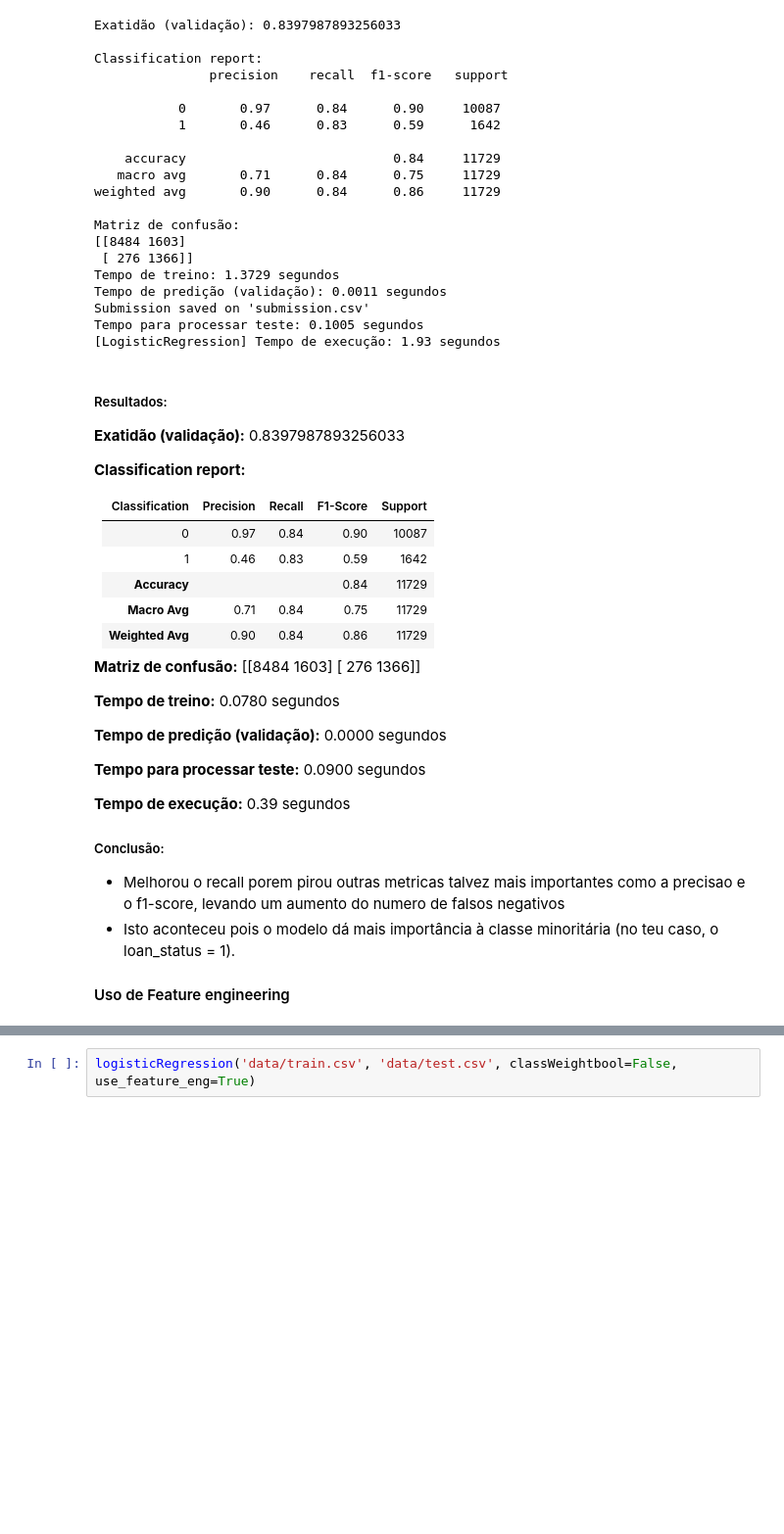
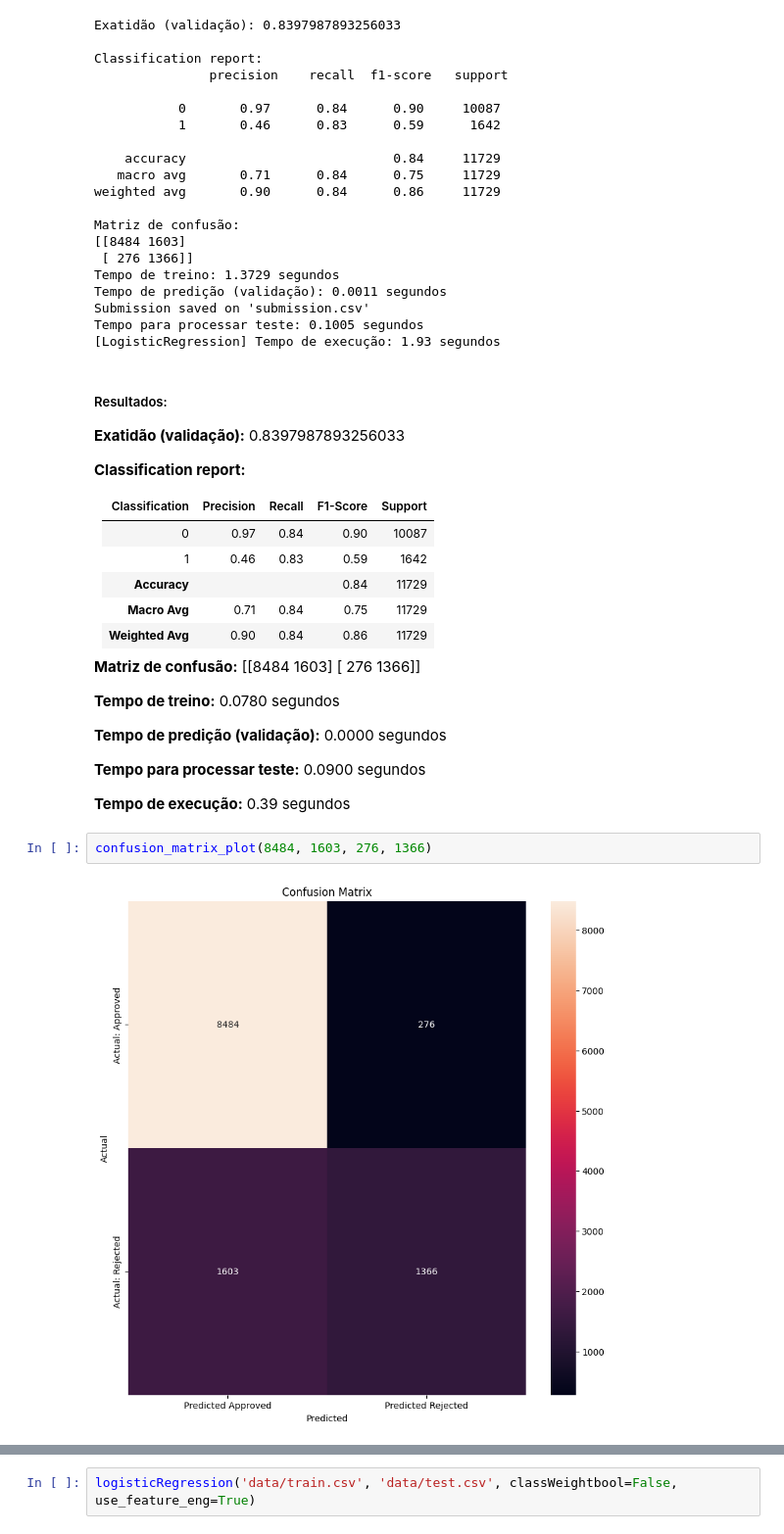
Before and after one commit to RodrigoPombo1/projeto-2-ia, a Jupyter notebook: notas_jupyter.ipynb, the cells around one changed output, grey strips where cells are left out. Shown at 98% size. Cells and saved outputs as stored; diff of their text form; blank space fills up the shorter version.

```diff
--- a/notas_jupyter.ipynb
+++ b/notas_jupyter.ipynb
@@ -461,10 +482,7 @@ Tempo para processar teste: 0.1005 segundos
 **Tempo para processar teste:** 0.0900 segundos
 
 **Tempo de execução:** 0.39 segundos
-
-##### Conclusão:
-
-- Melhorou o recall porem pirou outras metricas talvez mais importantes como a precisao e o f1-score, levando um aumento do numero de falsos negativos
-- Isto aconteceu pois o modelo dá mais importância à classe minoritária (no teu caso, o loan_status = 1).
-
-#### Uso de Feature engineering
+# %%
+confusion_matrix_plot(8484, 1603, 276, 1366)
+# %% [output]
+[figure, added]
```
Also changed, not shown: parts of 27 cells of this notebook.
